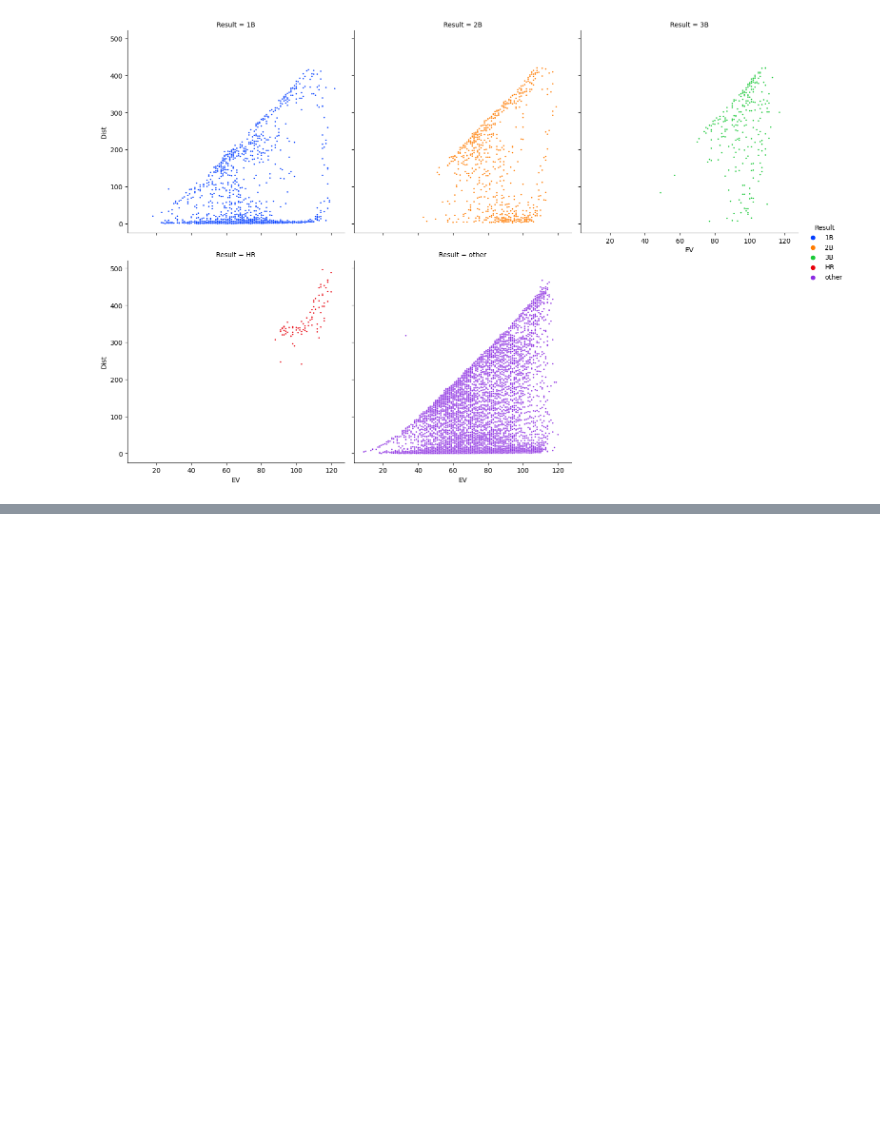
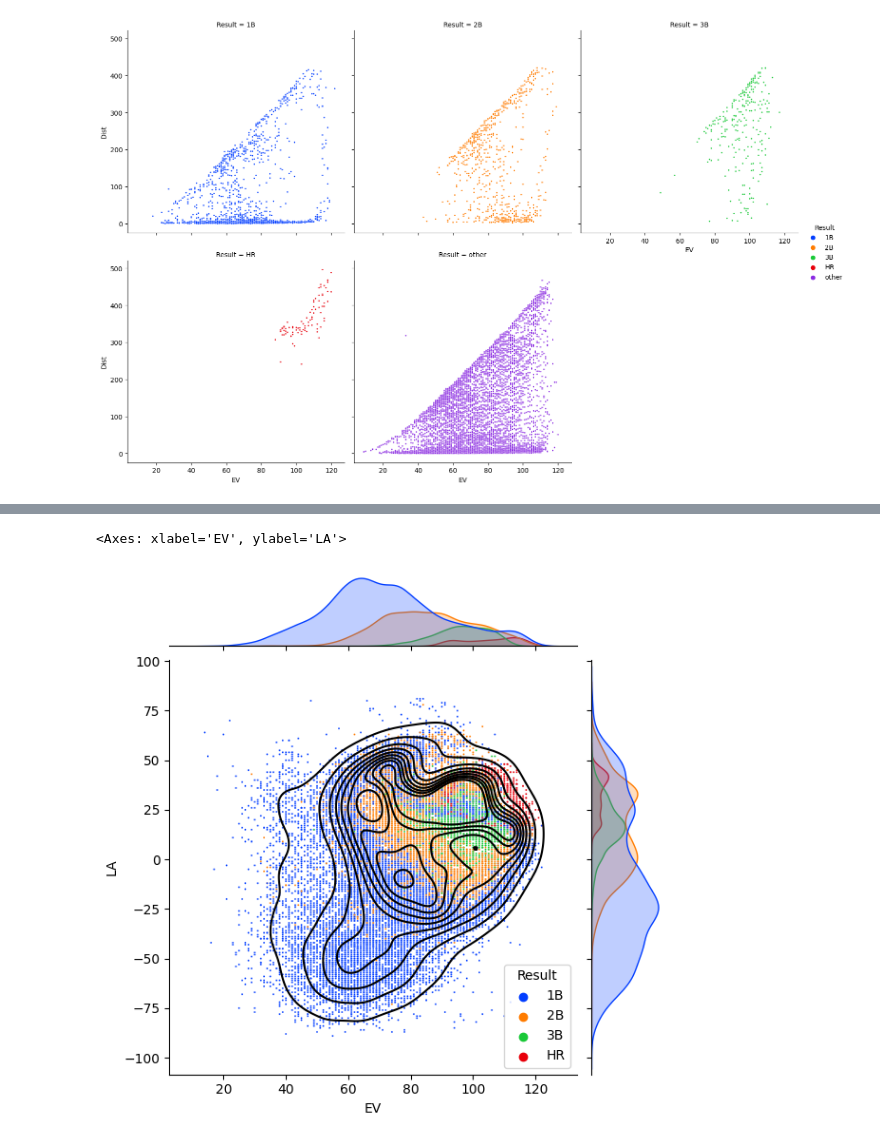
Before and after one commit to brbutler304/savant, a Jupyter notebook: masterlist.ipynb, the cells around one changed output, grey strips where cells are left out. Drawn from its saved outputs; the diff is of its cells as text; code cells hidden in the pictures; blank space fills up the shorter version.

```diff
--- a/masterlist.ipynb
+++ b/masterlist.ipynb
@@ -164,0 +156,7 @@ sns.histplot(data=data_hit, x='Result', stat='count', hue='Result', hue_order=hi
+# %%
+sns.jointplot(data=data_hit, x='EV', y='LA', hue='Result', s=2, marker='o', palette='bright', hue_order=hit_order)
+
+sns.kdeplot(x=data_hit.EV, y=data_hit.LA, color='black')
+# %% [output]
+<Axes: xlabel='EV', ylabel='LA'>
+[figure, added]
```
Also changed, not shown: parts of 5 cells of this notebook.
